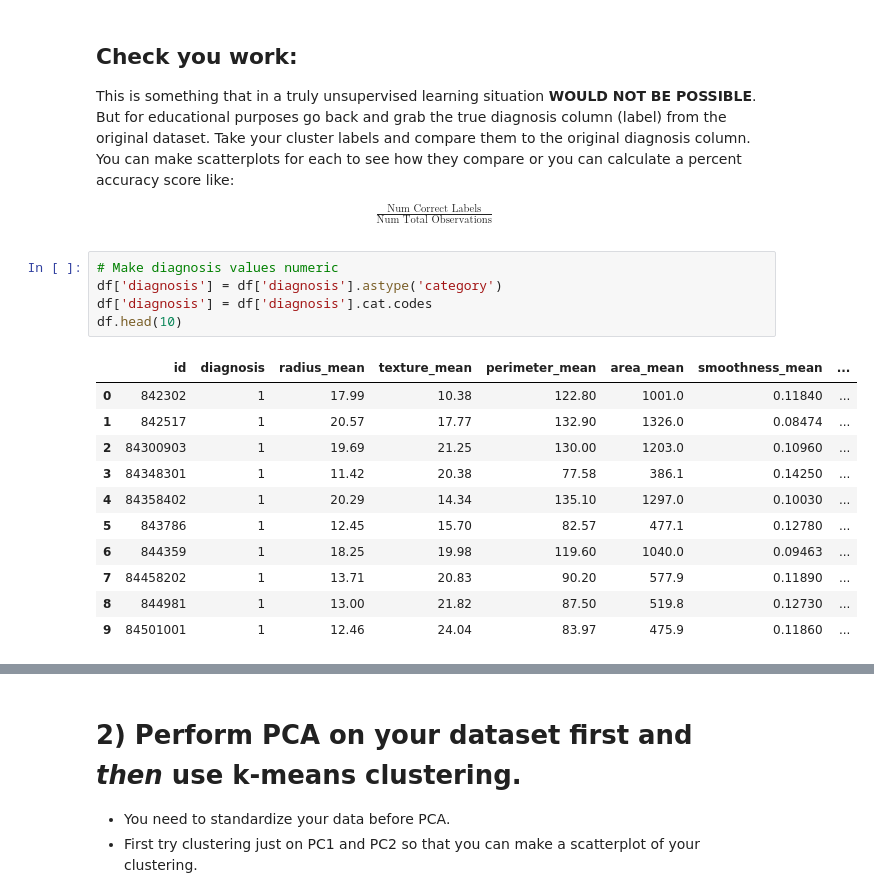
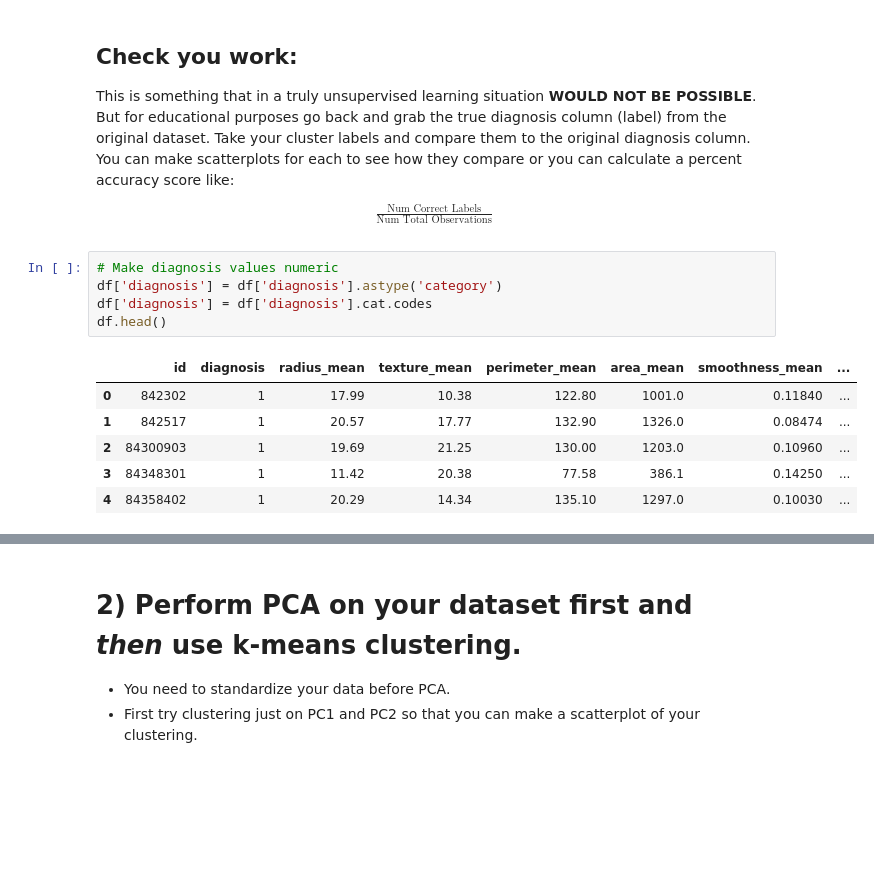
Before and after one commit to ericaburdett/DS-Unit-1-Sprint-3-Linear-Algebra, a Jupyter notebook: module4-clustering/134_Clustering_Assignment.ipynb, the cells around one changed output, grey strips where cells are left out. Cells and saved outputs as stored; diff of their text form; blank space fills up the shorter version.

```diff
--- a/module4-clustering/134_Clustering_Assignment.ipynb
+++ b/module4-clustering/134_Clustering_Assignment.ipynb
@@ -152,17 +130,12 @@ This is something that in a truly unsupervised learning situation **WOULD NOT BE
 # %%
 # Make diagnosis values numeric
 df['diagnosis'] = df['diagnosis'].astype('category')
 df['diagnosis'] = df['diagnosis'].cat.codes
-df.head(10)
+df.head()
 # %% [output]
 |  | id | diagnosis | radius_mean | texture_mean | perimeter_mean | area_mean | smoothness_mean | ... |
 | 0 | 842302 | 1 | 17.99 | 10.38 | 122.80 | 1001.0 | 0.11840 | ... |
 | 1 | 842517 | 1 | 20.57 | 17.77 | 132.90 | 1326.0 | 0.08474 | ... |
 | 2 | 84300903 | 1 | 19.69 | 21.25 | 130.00 | 1203.0 | 0.10960 | ... |
 | 3 | 84348301 | 1 | 11.42 | 20.38 | 77.58 | 386.1 | 0.14250 | ... |
 | 4 | 84358402 | 1 | 20.29 | 14.34 | 135.10 | 1297.0 | 0.10030 | ... |
-| 5 | 843786 | 1 | 12.45 | 15.70 | 82.57 | 477.1 | 0.12780 | ... |
-| 6 | 844359 | 1 | 18.25 | 19.98 | 119.60 | 1040.0 | 0.09463 | ... |
-| 7 | 84458202 | 1 | 13.71 | 20.83 | 90.20 | 577.9 | 0.11890 | ... |
-| 8 | 844981 | 1 | 13.00 | 21.82 | 87.50 | 519.8 | 0.12730 | ... |
-| 9 | 84501001 | 1 | 12.46 | 24.04 | 83.97 | 475.9 | 0.11860 | ... |
```
Also changed, not shown: parts of 44 cells of this notebook.
